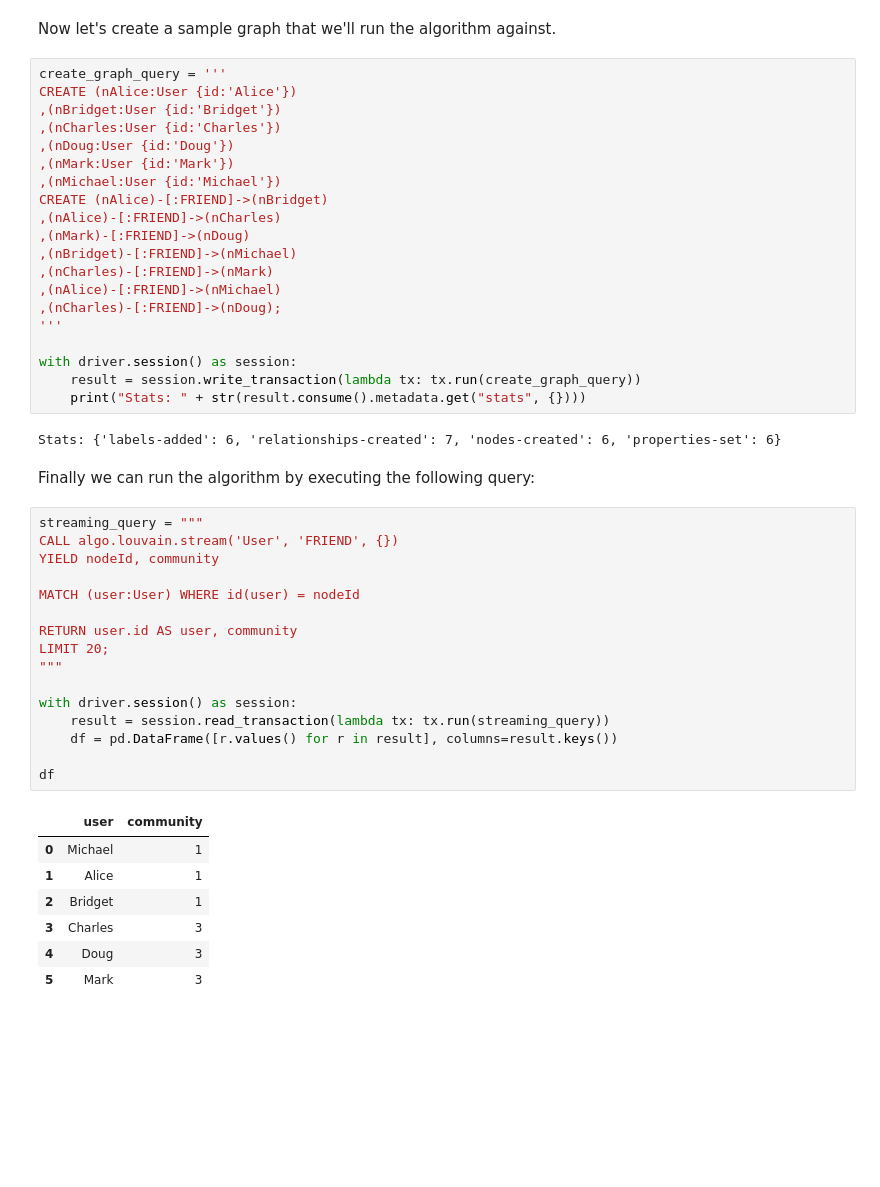
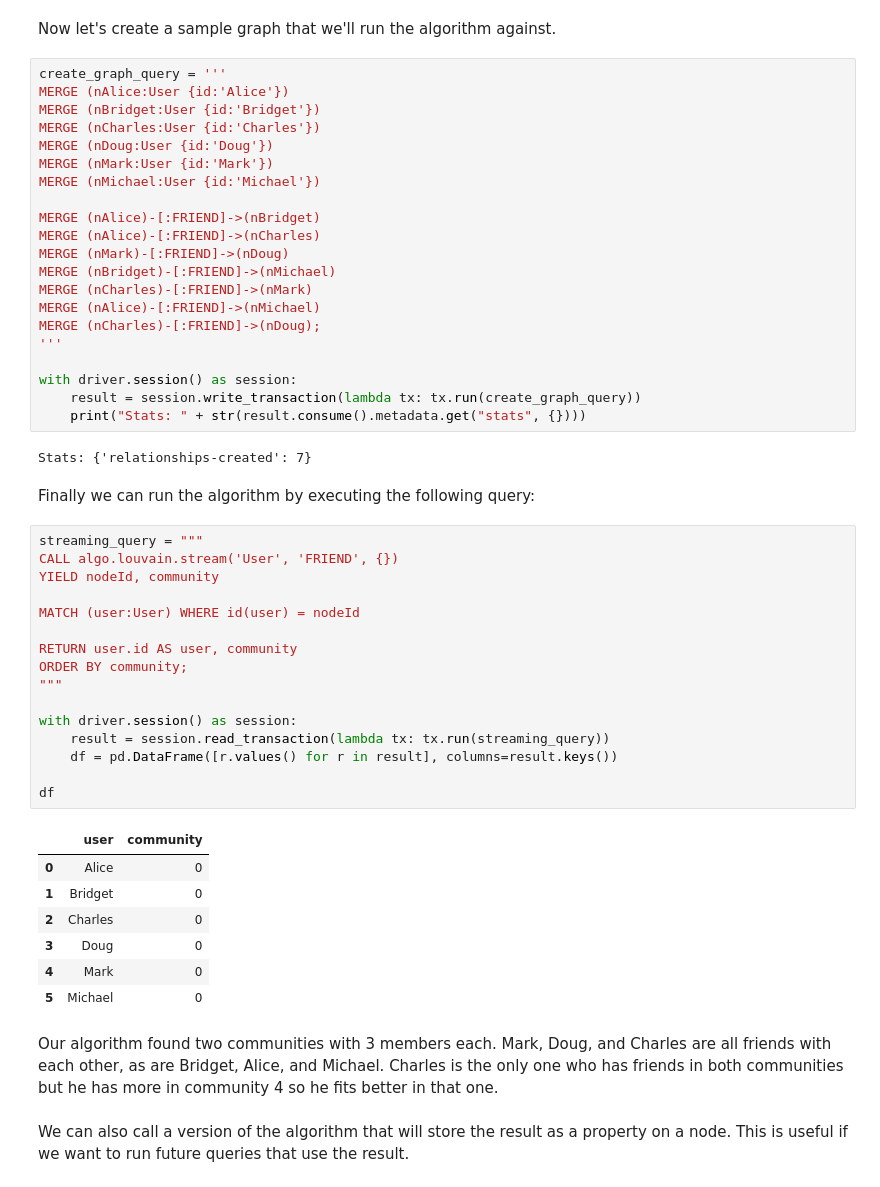
Before and after one commit to neo4j-graph-analytics/graph-algorithms-notebooks, a Jupyter notebook: notebooks/Louvain.ipynb, the cells around one changed output. Cells and saved outputs as stored; diff of their text form; blank space fills up the shorter version.

```diff
--- a/notebooks/Louvain.ipynb
+++ b/notebooks/Louvain.ipynb
@@ -29,49 +22,57 @@ driver = GraphDatabase.driver(host, auth=basic_auth(user, password))
 Now let's create a sample graph that we'll run the algorithm against.
 # %%
 create_graph_query = '''
-CREATE (nAlice:User {id:'Alice'})
-,(nBridget:User {id:'Bridget'})
-,(nCharles:User {id:'Charles'})
-,(nDoug:User {id:'Doug'})
-,(nMark:User {id:'Mark'})
-,(nMichael:User {id:'Michael'})
-CREATE (nAlice)-[:FRIEND]->(nBridget)
-,(nAlice)-[:FRIEND]->(nCharles)
-,(nMark)-[:FRIEND]->(nDoug)
-,(nBridget)-[:FRIEND]->(nMichael)
-,(nCharles)-[:FRIEND]->(nMark)
-,(nAlice)-[:FRIEND]->(nMichael)
-,(nCharles)-[:FRIEND]->(nDoug);
+MERGE (nAlice:User {id:'Alice'})
+MERGE (nBridget:User {id:'Bridget'})
+MERGE (nCharles:User {id:'Charles'})
+MERGE (nDoug:User {id:'Doug'})
+MERGE (nMark:User {id:'Mark'})
+MERGE (nMichael:User {id:'Michael'})
+
+MERGE (nAlice)-[:FRIEND]->(nBridget)
+MERGE (nAlice)-[:FRIEND]->(nCharles)
+MERGE (nMark)-[:FRIEND]->(nDoug)
+MERGE (nBridget)-[:FRIEND]->(nMichael)
+MERGE (nCharles)-[:FRIEND]->(nMark)
+MERGE (nAlice)-[:FRIEND]->(nMichael)
+MERGE (nCharles)-[:FRIEND]->(nDoug);
 '''
 
 with driver.session() as session:
     result = session.write_transaction(lambda tx: tx.run(create_graph_query))
     print("Stats: " + str(result.consume().metadata.get("stats", {})))
 # %% [output]
-Stats: {'labels-added': 6, 'relationships-created': 7, 'nodes-created': 6, 'properties-set': 6}
+Stats: {'relationships-created': 7}
 # %% [markdown]
 Finally we can run the algorithm by executing the following query:
 # %%
 streaming_query = """
 CALL algo.louvain.stream('User', 'FRIEND', {})
 YIELD nodeId, community
 
 MATCH (user:User) WHERE id(user) = nodeId
 
 RETURN user.id AS user, community
-LIMIT 20;
+ORDER BY community;
 """
 
 with driver.session() as session:
     result = session.read_transaction(lambda tx: tx.run(streaming_query))
     df = pd.DataFrame([r.values() for r in result], columns=result.keys())
 
 df
 # %% [output]
 |  | user | community |
-| 0 | Michael | 1 |
-| 1 | Alice | 1 |
-| 2 | Bridget | 1 |
-| 3 | Charles | 3 |
-| 4 | Doug | 3 |
-| 5 | Mark | 3 |
+| 0 | Alice | 0 |
+| 1 | Bridget | 0 |
+| 2 | Charles | 0 |
+| 3 | Doug | 0 |
+| 4 | Mark | 0 |
+| 5 | Michael | 0 |
+# %% [markdown]
+Our algorithm found two communities with 3 members each.
+Mark, Doug, and Charles are all friends with each other, as are Bridget, Alice, and Michael.
+Charles is the only one who has friends in both communities but he has more in community 4 so he fits better in that one.
+# %% [markdown]
+We can also call a version of the algorithm that will store the result as a property on a
+node. This is useful if we want to run future queries that use the result.
```
Also changed, not shown: parts of 9 cells of this notebook, 3 other files.
